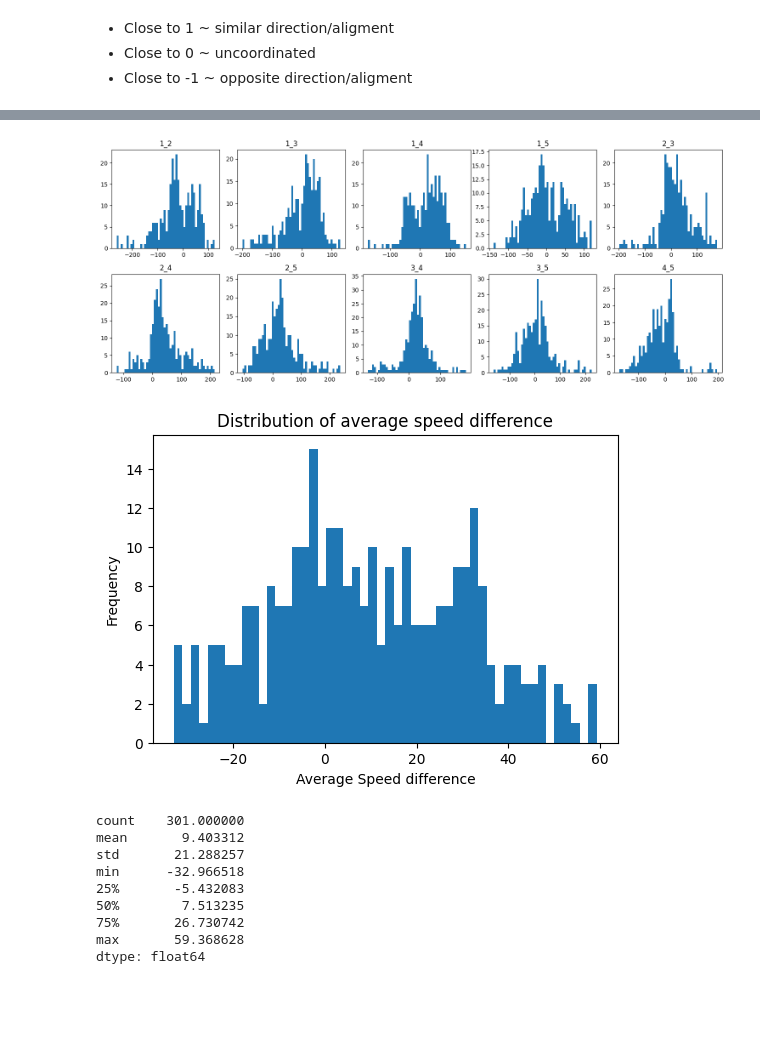
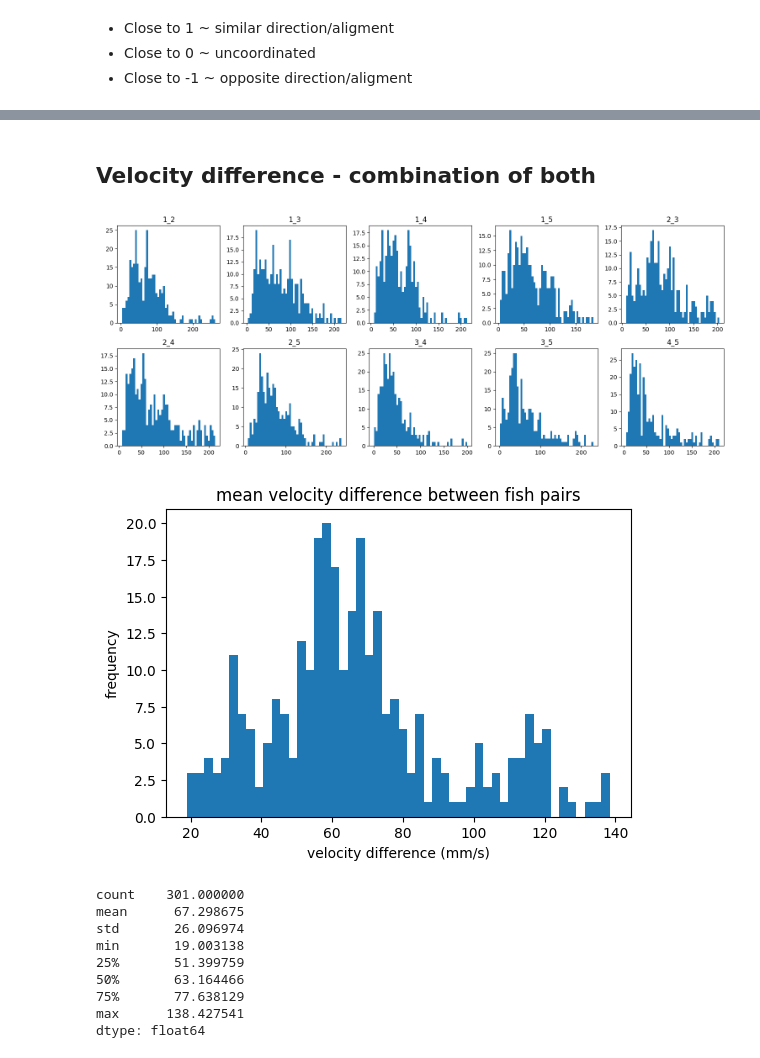
Before and after one commit to eloisecowley4/mdm2_project2, a Jupyter notebook: behavior_analisis/alignment.ipynb, the cells around one changed output, grey strips where cells are left out. Saved outputs shown, nothing was run; the diff lists cells and outputs as text; code cells hidden in the pictures; blank space fills up the shorter version.

```diff
--- a/behavior_analisis/alignment.ipynb
+++ b/behavior_analisis/alignment.ipynb
@@ -72,36 +95,43 @@ for i in range(1, n + 1):
-# %%
-fig, axes = plt.subplots(2, 5, figsize=(15, 6))
-axes = axes.flatten()
-
-for i, col in enumerate(speed_diff.columns):
-    axes[i].hist(speed_diff[col], bins=50)
-    axes[i].set_title(col)
-
-plt.tight_layout()
-plt.show()
-# %% [output]
-[figure, removed]
-# %%
-mean_speed_diff = speed_diff.mean(axis=1)
-
-plt.figure(figsize=(6,4))
-plt.hist(mean_speed_diff, bins=50)
-
-plt.title("Distribution of average speed difference")
-plt.xlabel("Average Speed difference")
-plt.ylabel("Frequency")
-plt.show()
-# %% [output]
-[figure, removed]
-# %%
-print(mean_speed_diff.describe())
-# %% [output]
-count    301.000000
-mean       9.403312
-std       21.288257
-min      -32.966518
-25%       -5.432083
-50%        7.513235
-75%       26.730742
-max       59.368628
-dtype: float64
+# %% [markdown]
+## Velocity difference - combination of both
+# %%
+# fish matching velocity means matching both speed and direction
+vel = pd.DataFrame(index=example_data.index)
+for i in range(1, n + 1):
+    vel[f'VX{i}'] = speed[f'{i}'] * np.cos(example_data[f'H{i}'])
+    vel[f'VY{i}'] = speed[f'{i}'] * np.sin(example_data[f'H{i}'])
+
+vel_diff = pd.DataFrame(index=example_data.index)
+for i in range(1, n + 1):
+    for j in range(i + 1, n + 1):
+        dvx = vel[f'VX{i}'] - vel[f'VX{j}']
+        dvy = vel[f'VY{i}'] - vel[f'VY{j}']
+        vel_diff[f'{i}_{j}'] = np.hypot(dvx, dvy)
+
+fig, axes = plt.subplots(2, 5, figsize=(15, 6))
+axes = axes.flatten()
+for i, col in enumerate(vel_diff.columns):
+    axes[i].hist(vel_diff[col], bins=50)
+    axes[i].set_title(col)
+plt.tight_layout()
+plt.show()
+
+plt.figure(figsize=(6, 4))
+plt.hist(vel_diff.mean(axis=1), bins=50)
+plt.xlabel('velocity difference (mm/s)')
+plt.ylabel('frequency')
+plt.title('mean velocity difference between fish pairs')
+plt.show()
+print(vel_diff.mean(axis=1).describe())
+# %% [output]
+[figure, added]
+[figure, added]
+count    301.000000
+mean      67.298675
+std       26.096974
+min       19.003138
+25%       51.399759
+50%       63.164466
+75%       77.638129
+max      138.427541
+dtype: float64
```
Also changed, not shown: parts of 14 cells of this notebook.
